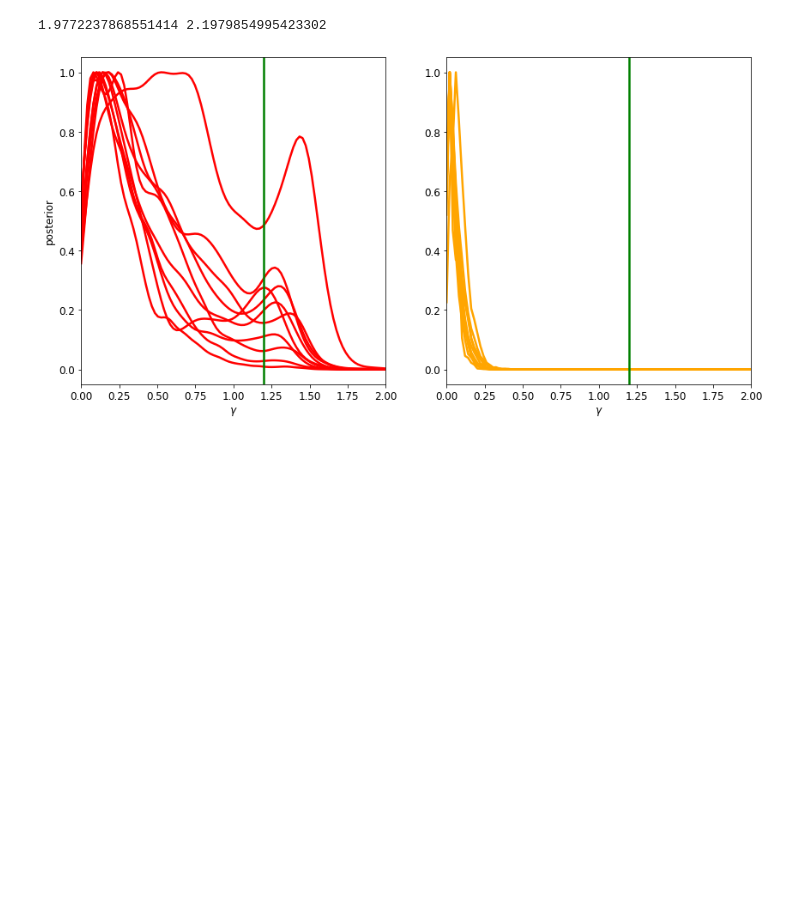
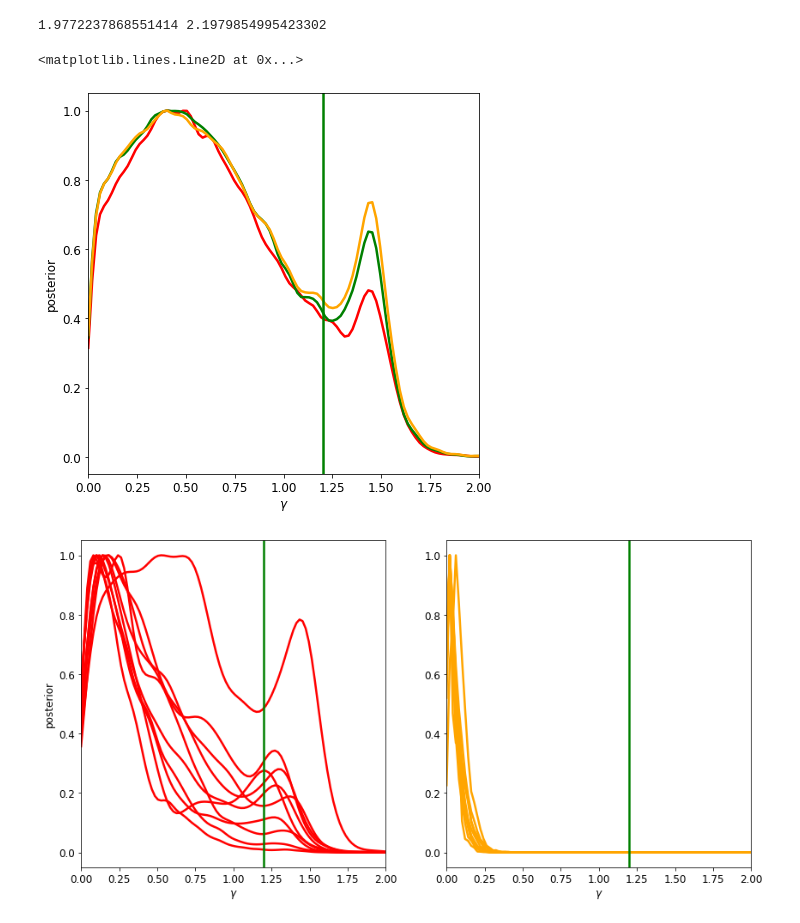
Before and after one commit to mariabenitocst/exoplanets, a Jupyter notebook: jupyter-notebook/reconstructed_DM.ipynb, the cells around one changed output. Drawn from its saved outputs; the diff is of its cells as text; code cells hidden in the pictures; blank space fills up the shorter version.

```diff
--- a/jupyter-notebook/reconstructed_DM.ipynb
+++ b/jupyter-notebook/reconstructed_DM.ipynb
@@ -140,6 +147,64 @@ nBDs1=100; nBDs2=1000; gamma=1.1; rs=10.; sigma=0.2
 print(FSE(filepath, ex, nBDs1, sigma, gamma, rs), FSE(filepath, ex, nBDs2, sigma, gamma, rs))
 # %% [output]
 1.9772237868551414 2.1979854995423302
+# %%
+nBDs1 = 100;
+sigma = 0.2
+f     = 1.; gamma = 1.2; rs = 20.
+
+fig, axes = plt.subplots(1, 1, figsize=(7, 7))
+axes.set_xlim(0, 2.);
+
+xvals = axes.get_xlim()
+xvals = np.linspace(xvals[0], xvals[1], 100)
+
+
+axes.set_xlabel(r"$\gamma$"); axes.set_xlabel(r"$\gamma$")
+
+smooth=0.8
+
+ls = [ "-", ":", "-.", "--", (0, (1, 10)), (0, (1, 1)), (0, (3, 10, 1, 10))]
+j  = 0
+
+#ex   = "T650_multinest"
+#path = "/home/mariacst/exoplanets_multinest/"
+
+#for i in range(1):
+#_file    = open(path + ("samplesMnest_T650_multinest_N100_gamma1.2_rs20.0_v%i"%(rank)), "rb")
+#samples  = pickle.load(_file)
+
+rank = 9
+ex="fixedT10Tcut650_nocutTwn"
+path = "/hdfs/local/mariacst/exoplanets/results/posterior/v100/analytic_corr/fixedT10Tcut650_nocutTwn/"
+_file    = open(path + ("posterior_"+ex+"_N%i_sigma%.1f_f1.0gamma%.1frs%.1fv%i"
+                            %(nBDs1, sigma, gamma, rs, rank)), "rb")
+samples  = pickle.load(_file)
+
+kde   = gaussian_kde(samples[:, 1])
+axes.plot(xvals, kde(xvals)/np.max(kde(xvals)), color="r", lw=2.5)#, ls=ls[j])
+
+ex="fixedT10Tcut650_nocutTwn_nWalkers2"
+path = "/hdfs/local/mariacst/exoplanets/results/posterior/v100/analytic_corr/"
+_file    = open(path + ("posterior_"+ex+"_N%i_sigma%.1f_f1.0gamma%.1frs%.1fv%i"
+                            %(nBDs1, sigma, gamma, rs, rank)), "rb")
+samples  = pickle.load(_file)
+
+kde   = gaussian_kde(samples[:, 1])
+axes.plot(xvals, kde(xvals)/np.max(kde(xvals)), color="g", lw=2.5)
+
+ex="fixedT10Tcut650_nocutTwn_nWalkers1"
+_file    = open(path + ("posterior_"+ex+"_N%i_sigma%.1f_f1.0gamma%.1frs%.1fv%i"
+                            %(nBDs1, sigma, gamma, rs, rank)), "rb")
+samples  = pickle.load(_file)
+
+kde   = gaussian_kde(samples[:, 1])
+axes.plot(xvals, kde(xvals)/np.max(kde(xvals)), color="orange", lw=2.5)
+
+axes.set_ylabel("posterior"); axes.axvline(gamma, color="green", lw=2.5)
+#fig.savefig("like_post_Tcut650_realAll_sigma0.2_gamma1.2_rs20.pdf", bbox_inches="tight")
+# %% [output]
+<matplotlib.lines.Line2D at 0x...>
+[figure, added]
 # %%
 nBDs1 = 100; nBDs2 = 1000
 sigma = 0.2
```
Also changed, not shown: parts of 2 cells of this notebook.
